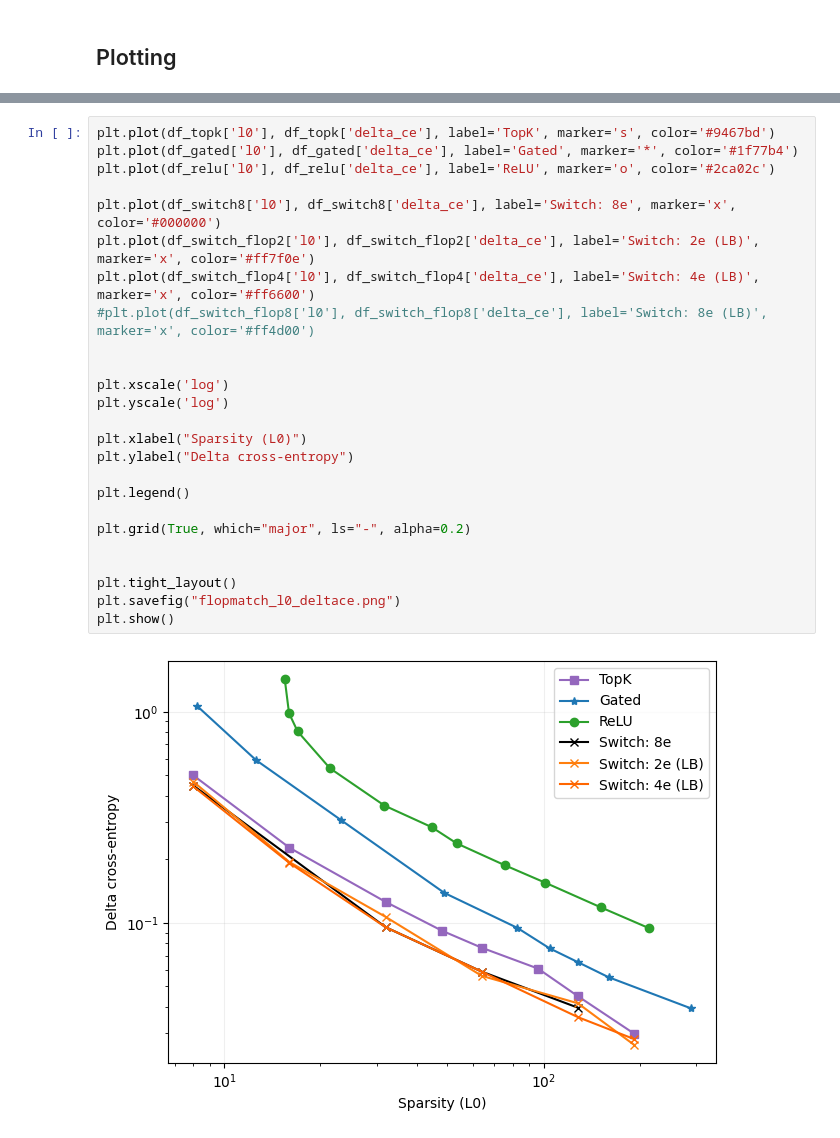
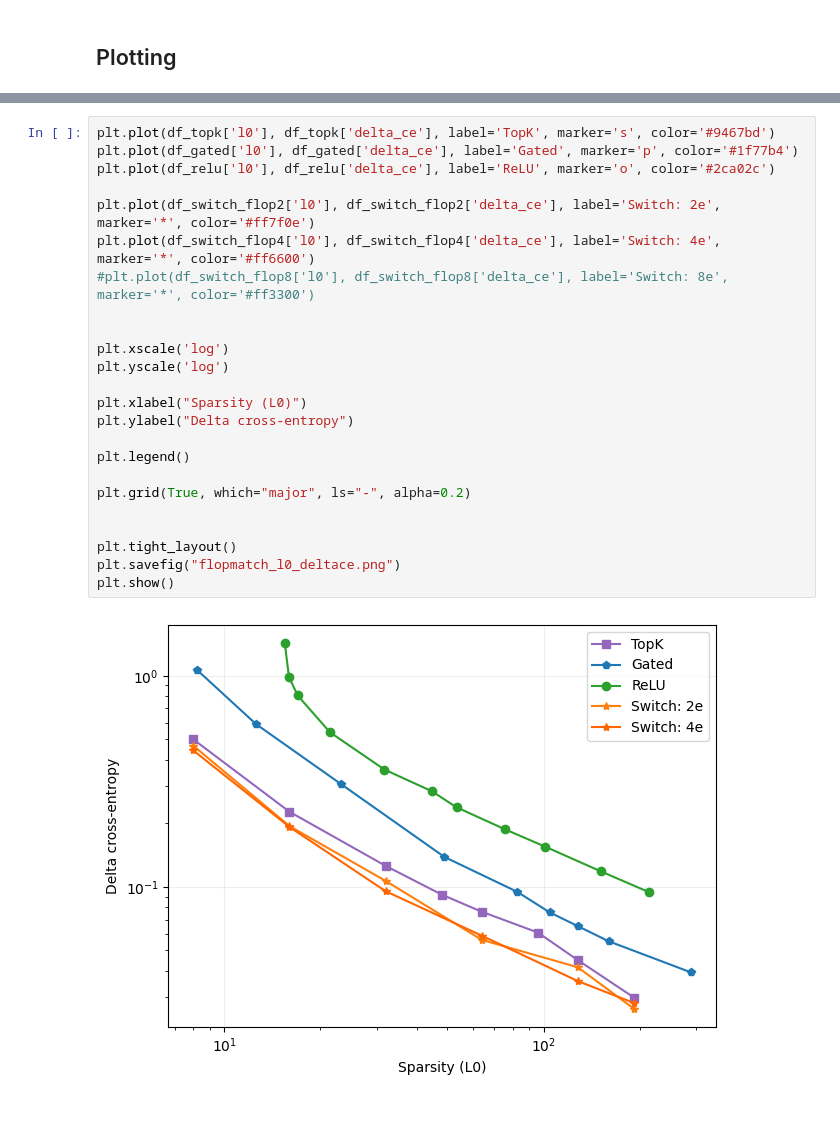
Before and after one commit to amudide/switch_sae, a Jupyter notebook: results/primary/primary-flop-match.ipynb, the cells around one changed output, grey strips where cells are left out. Drawn from its saved outputs; the diff is of its cells as text.

```diff
--- a/results/primary/primary-flop-match.ipynb
+++ b/results/primary/primary-flop-match.ipynb
@@ -155,29 +146,28 @@ plt.show()
 # %%
 plt.plot(df_topk['l0'], df_topk['delta_ce'], label='TopK', marker='s', color='#9467bd')
-plt.plot(df_gated['l0'], df_gated['delta_ce'], label='Gated', marker='*', color='#1f77b4')
+plt.plot(df_gated['l0'], df_gated['delta_ce'], label='Gated', marker='p', color='#1f77b4')
 plt.plot(df_relu['l0'], df_relu['delta_ce'], label='ReLU', marker='o', color='#2ca02c')
 
-plt.plot(df_switch8['l0'], df_switch8['delta_ce'], label='Switch: 8e', marker='x', color='#000000')
-plt.plot(df_switch_flop2['l0'], df_switch_flop2['delta_ce'], label='Switch: 2e (LB)', marker='x', color='#ff7f0e')
-plt.plot(df_switch_flop4['l0'], df_switch_flop4['delta_ce'], label='Switch: 4e (LB)', marker='x', color='#ff6600')
-#plt.plot(df_switch_flop8['l0'], df_switch_flop8['delta_ce'], label='Switch: 8e (LB)', marker='x', color='#ff4d00')
+plt.plot(df_switch_flop2['l0'], df_switch_flop2['delta_ce'], label='Switch: 2e', marker='*', color='#ff7f0e')
+plt.plot(df_switch_flop4['l0'], df_switch_flop4['delta_ce'], label='Switch: 4e', marker='*', color='#ff6600')
+#plt.plot(df_switch_flop8['l0'], df_switch_flop8['delta_ce'], label='Switch: 8e', marker='*', color='#ff3300')
 
 
 plt.xscale('log')
 plt.yscale('log')
 
 plt.xlabel("Sparsity (L0)")
 plt.ylabel("Delta cross-entropy")
 
 plt.legend()
 
 plt.grid(True, which="major", ls="-", alpha=0.2)
 
 
 plt.tight_layout()
 plt.savefig("flopmatch_l0_deltace.png")
 plt.show()
 # %% [output]
-[figure, old version]
+[figure, new version]
 # %%
 plt.plot(df_topk['mse_loss'], df_topk['delta_ce'], label='TopK', marker='s', color='#9467bd')
```
Also changed, not shown: parts of 6 cells of this notebook, 5 other files.
